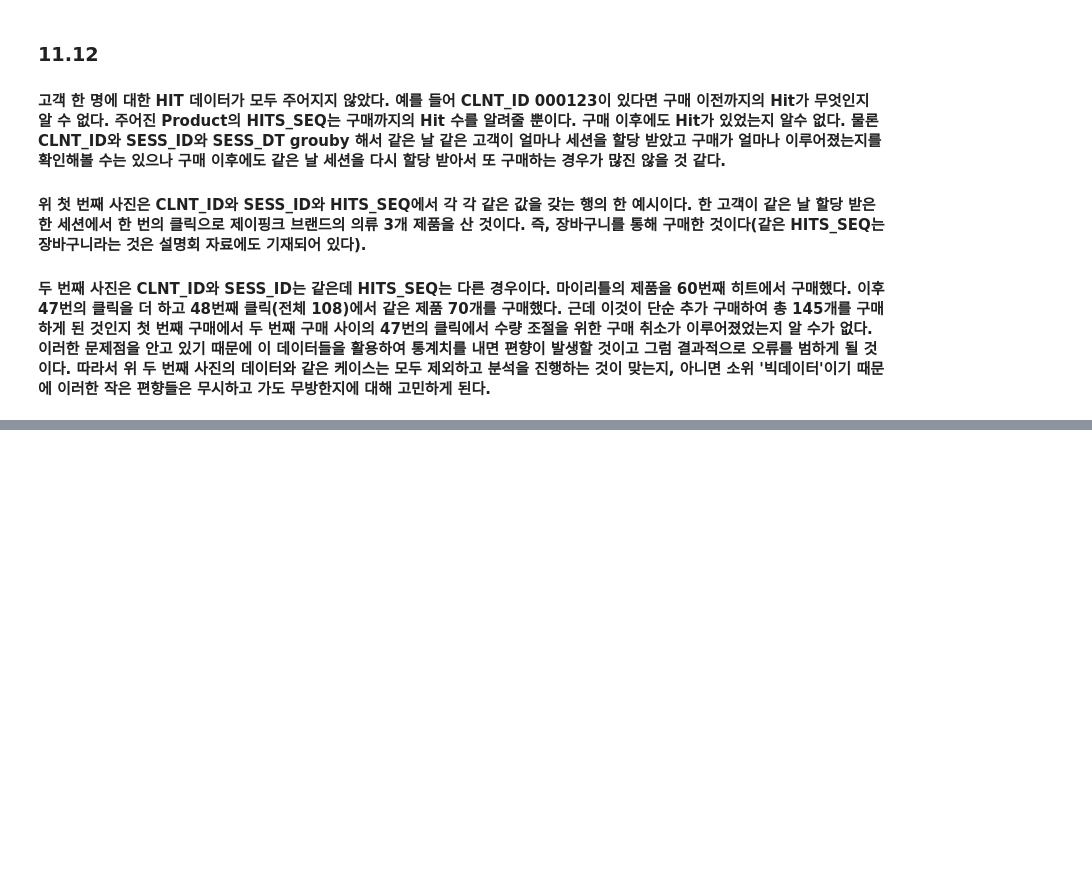
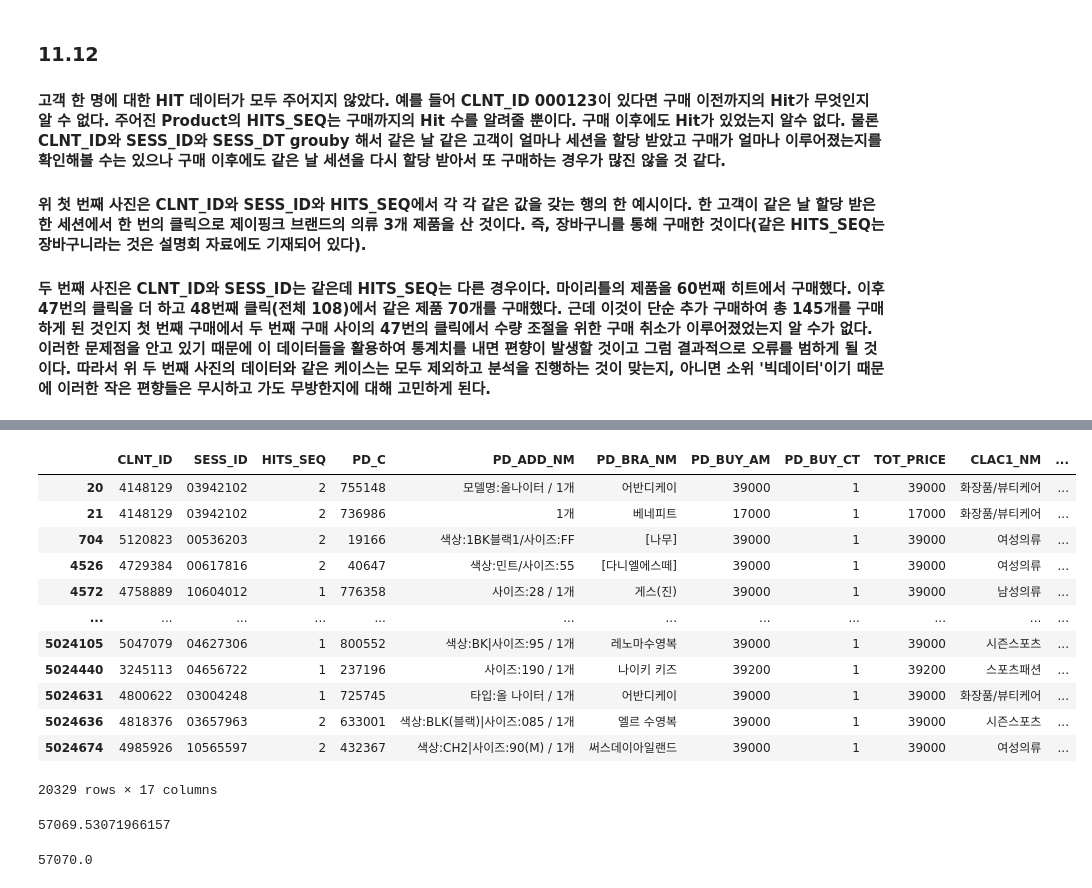
Before and after one commit to chldnjstjr/Lpoint, a Jupyter notebook: 1st_EDA.ipynb, the cells around one changed output, grey strips where cells are left out. Saved outputs shown, nothing was run; the diff lists cells and outputs as text; code cells hidden in the pictures; blank space fills up the shorter version.

```diff
--- a/1st_EDA.ipynb
+++ b/1st_EDA.ipynb
@@ -536,0 +589,23 @@ round(sum(prd['PD_BUY_AM']%1000==900)/len(prd['PD_BUY_AM'])*100, 2) #서로 다
+# %%
+is_1 = prdmaster['TOT_PAG_VIEW_CT']==1
+is1 = prdmaster[is_1]
+is1
+# %% [output]
+|  | CLNT_ID | SESS_ID | HITS_SEQ | PD_C | PD_ADD_NM | PD_BRA_NM | PD_BUY_AM | PD_BUY_CT | TOT_PRICE | CLAC1_NM | ... |
+| 20 | 4148129 | 03942102 | 2 | 755148 | 모델명:올나이터 / 1개 | 어반디케이 | 39000 | 1 | 39000 | 화장품/뷰티케어 | ... |
+| 21 | 4148129 | 03942102 | 2 | 736986 | 1개 | 베네피트 | 17000 | 1 | 17000 | 화장품/뷰티케어 | ... |
+| 704 | 5120823 | 00536203 | 2 | 19166 | 색상:1BK블랙1/사이즈:FF | [나무] | 39000 | 1 | 39000 | 여성의류 | ... |
+| 4526 | 4729384 | 00617816 | 2 | 40647 | 색상:민트/사이즈:55 | [다니엘에스떼] | 39000 | 1 | 39000 | 여성의류 | ... |
+| 4572 | 4758889 | 10604012 | 1 | 776358 | 사이즈:28 / 1개 | 게스(진) | 39000 | 1 | 39000 | 남성의류 | ... |
+| ... | ... | ... | ... | ... | ... | ... | ... | ... | ... | ... | ... |
+| 5024105 | 5047079 | 04627306 | 1 | 800552 | 색상:BK|사이즈:95 / 1개 | 레노마수영복 | 39000 | 1 | 39000 | 시즌스포츠 | ... |
+| 5024440 | 3245113 | 04656722 | 1 | 237196 | 사이즈:190 / 1개 | 나이키 키즈 | 39200 | 1 | 39200 | 스포츠패션 | ... |
+| 5024631 | 4800622 | 03004248 | 1 | 725745 | 타입:올 나이터 / 1개 | 어반디케이 | 39000 | 1 | 39000 | 화장품/뷰티케어 | ... |
+| 5024636 | 4818376 | 03657963 | 2 | 633001 | 색상:BLK(블랙)|사이즈:085 / 1개 | 엘르 수영복 | 39000 | 1 | 39000 | 시즌스포츠 | ... |
+| 5024674 | 4985926 | 10565597 | 2 | 432367 | 색상:CH2|사이즈:90(M) / 1개 | 써스데이아일랜드 | 39000 | 1 | 39000 | 여성의류 | ... |
+20329 rows × 17 columns
+57069.53071966157
+# %%
+round(is1['TOT_PRICE'].mean())
+# %% [output]
+57070.0
```
Also changed, not shown: parts of 16 cells of this notebook.
